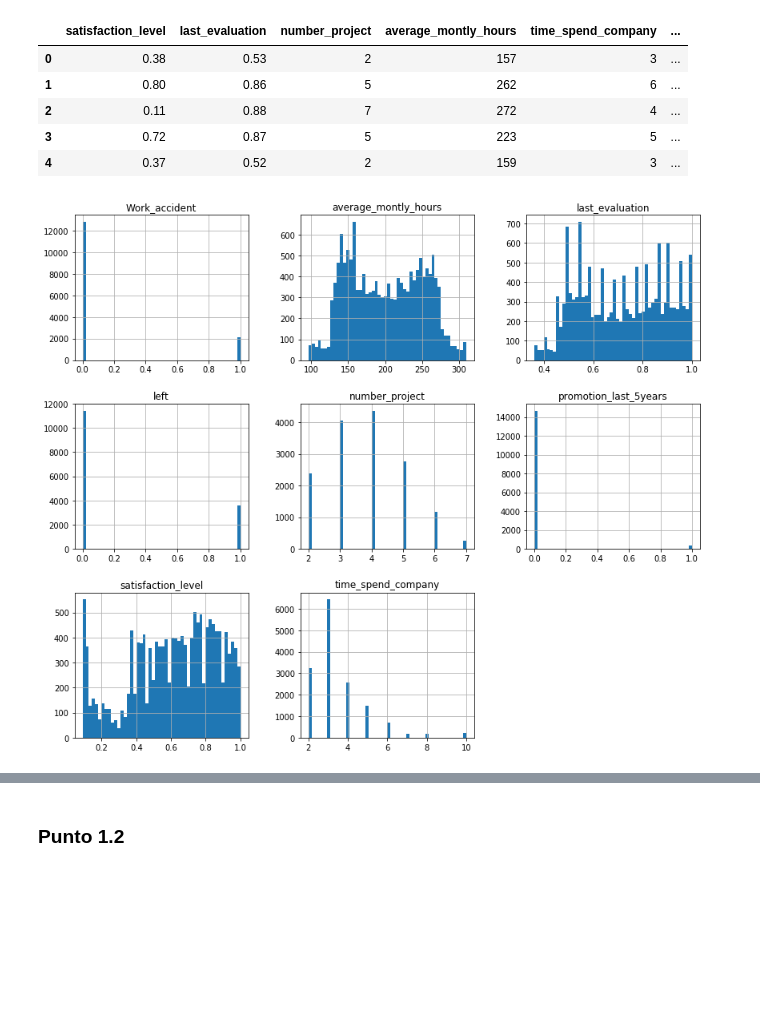
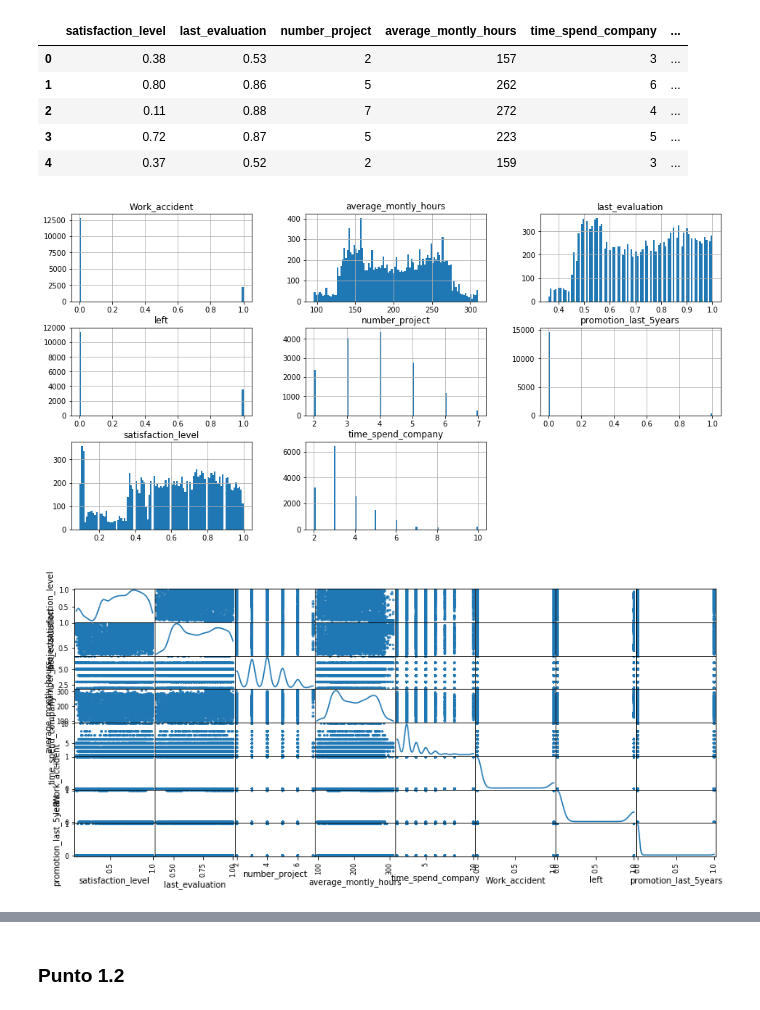
Before and after one commit to ZippoCode/Big-Data-Analysis, a Jupyter notebook: Appelli d'esame/20170110/20170110.ipynb, the cells around one changed output, grey strips where cells are left out. Saved outputs shown, nothing was run; the diff lists cells and outputs as text; code cells hidden in the pictures; blank space fills up the shorter version.

```diff
--- a/Appelli d'esame/20170110/20170110.ipynb
+++ b/Appelli d'esame/20170110/20170110.ipynb
@@ -38,10 +17,7 @@ from sklearn.metrics import (accuracy_score, confusion_matrix)
 # %% [markdown]
 ### Punto 1.1
 # %%
-"""
-    Caricare il dataset e denominarlo con una variabile chiamata “dataset”
-"""
-dataset = pd.read_csv('HR_comma_sep_orig.csv')
+dataset = pd.read_csv('HR_comma_sep_orig.csv', sep = ',')
 dataset.head()
 # %% [output]
 |  | satisfaction_level | last_evaluation | number_project | average_montly_hours | time_spend_company | ... |
@@ -51,8 +27,14 @@ dataset.head()
 | 3 | 0.72 | 0.87 | 5 | 223 | 5 | ... |
 | 4 | 0.37 | 0.52 | 2 | 159 | 3 | ... |
 # %%
-# Ai fini della didattica visualizzare le colonne del dataset
-dataset.hist(figsize = (14, 12), bins = 50)
+# Distrubizione valori
+dataset.hist(figsize = (16,8), bins = 100)
 plt.show()
 # %% [output]
-[figure, old version]
+[figure, new version]
+# %%
+## Correlazione delle features tra di loro
+scatter_matrix(dataset, alpha = 0.8, figsize = (14, 6), diagonal = 'kde')
+plt.show()
+# %% [output]
+[figure, added]
```
Also changed, not shown: parts of 37 cells of this notebook, 14 other files.
